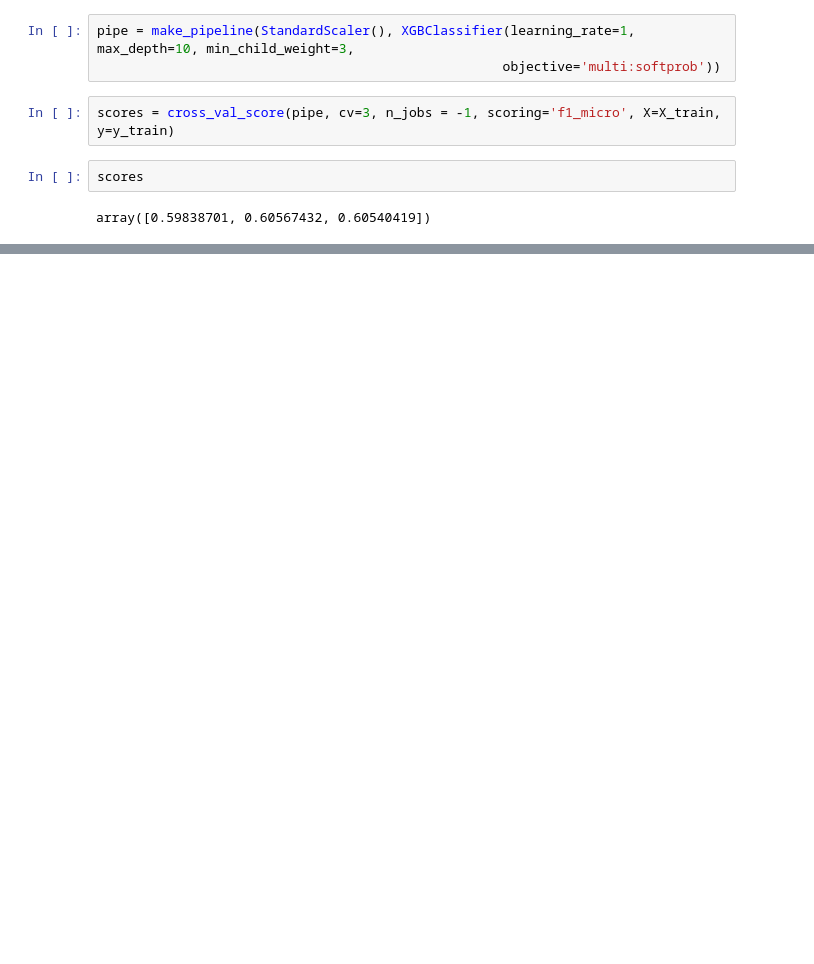
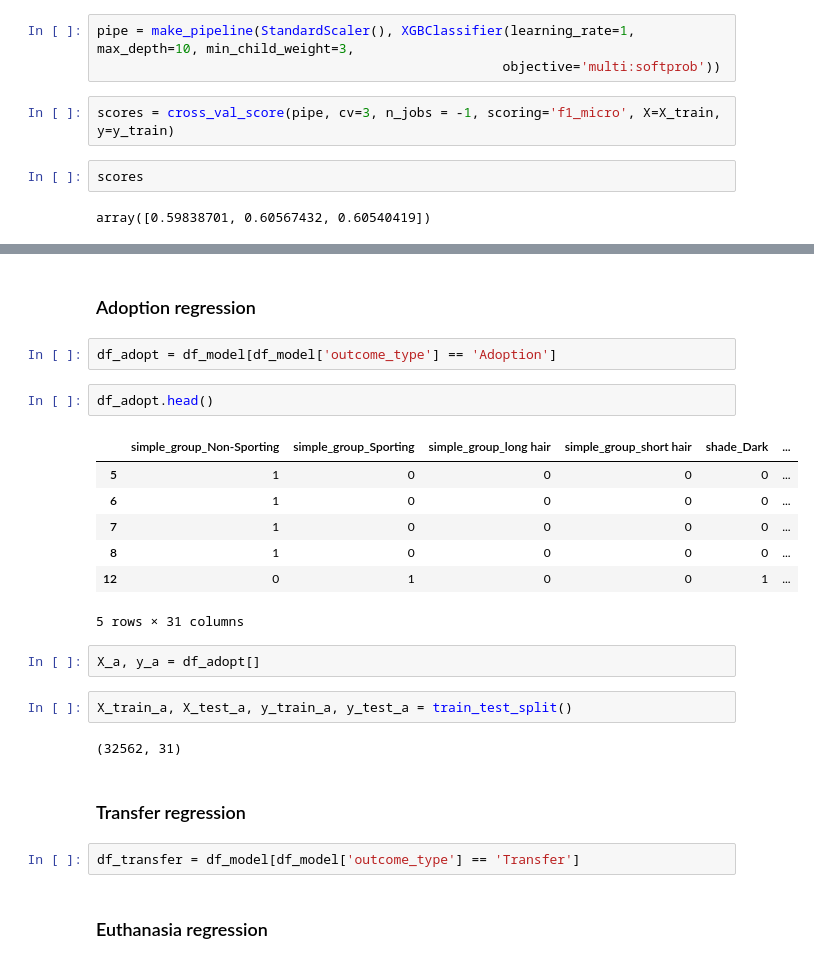
Before and after one commit to luketibbott/kojak, a Jupyter notebook: Model.ipynb, the cells around one changed output, grey strips where cells are left out. Cells and saved outputs as stored; diff of their text form; blank space fills up the shorter version.

Commit message:
Create df_regress, the dataframe with which I will train my regression models

```diff
--- a/Model.ipynb
+++ b/Model.ipynb
@@ -276,0 +307,26 @@ array([0.59838701, 0.60567432, 0.60540419])
+# %% [markdown]
+### Adoption regression
+# %%
+df_adopt = df_model[df_model['outcome_type'] == 'Adoption']
+# %%
+df_adopt.head()
+# %% [output]
+|  | simple_group_Non-Sporting | simple_group_Sporting | simple_group_long hair | simple_group_short hair | shade_Dark | ... |
+| 5 | 1 | 0 | 0 | 0 | 0 | ... |
+| 6 | 1 | 0 | 0 | 0 | 0 | ... |
+| 7 | 1 | 0 | 0 | 0 | 0 | ... |
+| 8 | 1 | 0 | 0 | 0 | 0 | ... |
+| 12 | 0 | 1 | 0 | 0 | 1 | ... |
+5 rows × 31 columns
+# %%
+X_a, y_a = df_adopt[]
+# %%
+X_train_a, X_test_a, y_train_a, y_test_a = train_test_split()
+# %% [output]
+(32562, 31)
+# %% [markdown]
+### Transfer regression
+# %%
+df_transfer = df_model[df_model['outcome_type'] == 'Transfer']
+# %% [markdown]
+### Euthanasia regression
```
Also changed, not shown: parts of 15 cells of this notebook.
